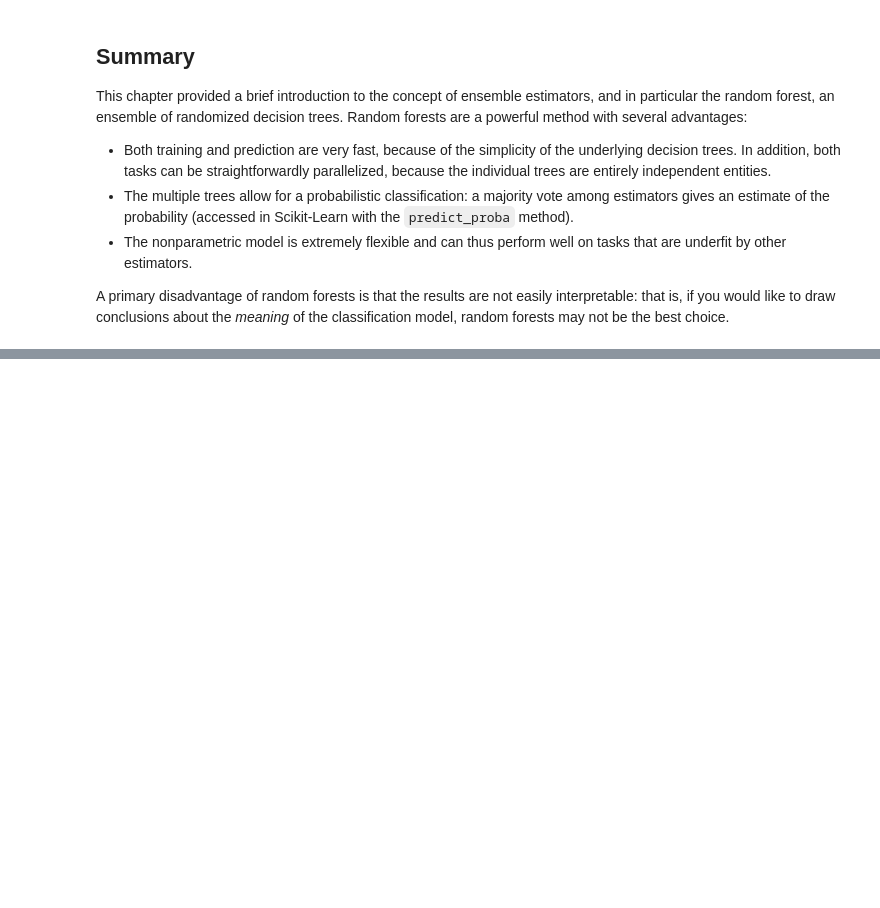
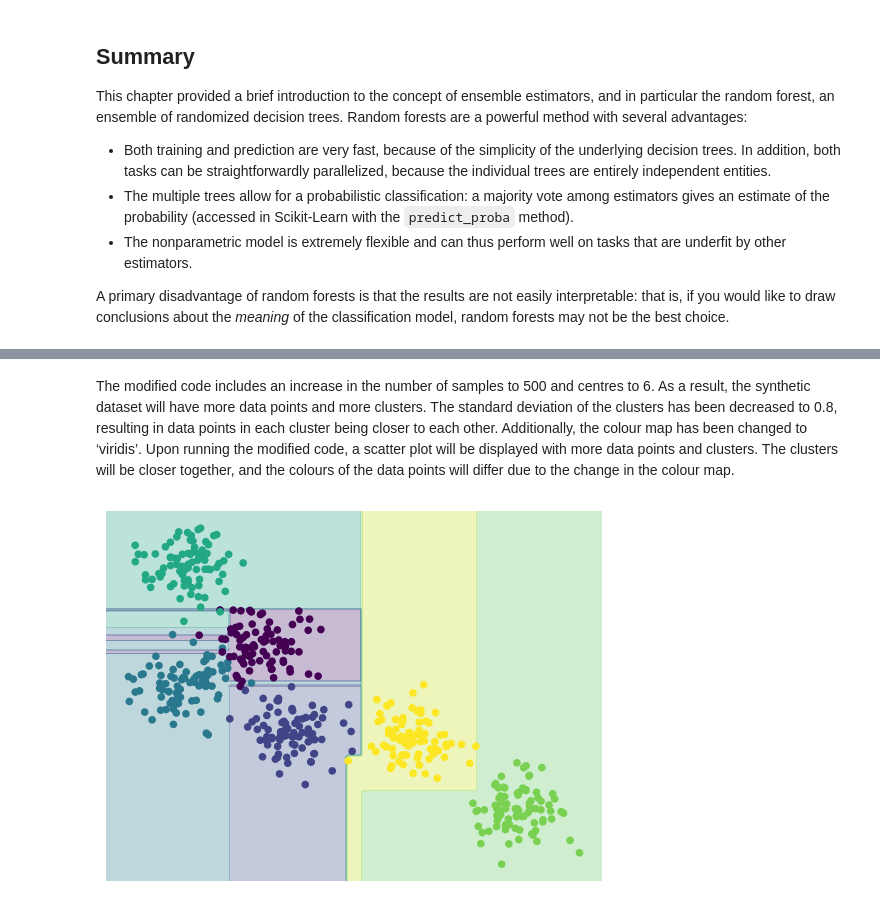
Before and after one commit to Samuelmkchoy/Ramdom_Forests, a Jupyter notebook: 05_08_Random_Forests.ipynb, the cells around one changed output, grey strips where cells are left out. Cells and saved outputs as stored; diff of their text form; code cells hidden in the pictures; blank space fills up the shorter version.

```diff
--- a/05_08_Random_Forests.ipynb
+++ b/05_08_Random_Forests.ipynb
@@ -291,0 +307,35 @@ A primary disadvantage of random forests is that the results are not easily inte
+# %% [markdown]
+The modified code includes an increase in the number of samples to 500 and centres to 6. As a result, the synthetic dataset will have more data points and more clusters. The standard deviation of the clusters has been decreased to 0.8, resulting in data points in each cluster being closer to each other. Additionally, the colour map has been changed to ‘viridis’. Upon running the modified code, a scatter plot will be displayed with more data points and clusters. The clusters will be closer together, and the colours of the data points will differ due to the change in the colour map.
+# %%
+import numpy as np
+from sklearn.tree import DecisionTreeClassifier
+
+def visualize_classifier(model, X, y, ax=None, cmap='viridis'):
+    ax = ax or plt.gca()
+
+    # Plot the training points with size 20
+    ax.scatter(X[:, 0], X[:, 1], c=y, s=20, cmap=cmap,
+               clim=(y.min(), y.max()), zorder=3)
+    ax.axis('tight')
+    ax.axis('off')
+    xlim = ax.get_xlim()
+    ylim = ax.get_ylim()
+
+    # fit the estimator
+    model.fit(X, y)
+    xx, yy = np.meshgrid(np.linspace(*xlim, num=200),
+                         np.linspace(*ylim, num=200))
+    Z = model.predict(np.c_[xx.ravel(), yy.ravel()]).reshape(xx.shape)
+
+    # Create a color plot with the results
+    n_classes = len(np.unique(y))
+    contours = ax.contourf(xx, yy, Z, alpha=0.3,
+                           levels=np.arange(n_classes + 1) - 0.5,
+                           cmap=cmap, zorder=1)
+
+    ax.set(xlim=xlim, ylim=ylim)
+
+# Use the function with a DecisionTreeClassifier
+visualize_classifier(DecisionTreeClassifier(), X, y)
+# %% [output]
+[figure, added]
```
Also changed, not shown: parts of 15 cells of this notebook, 1 other file.
